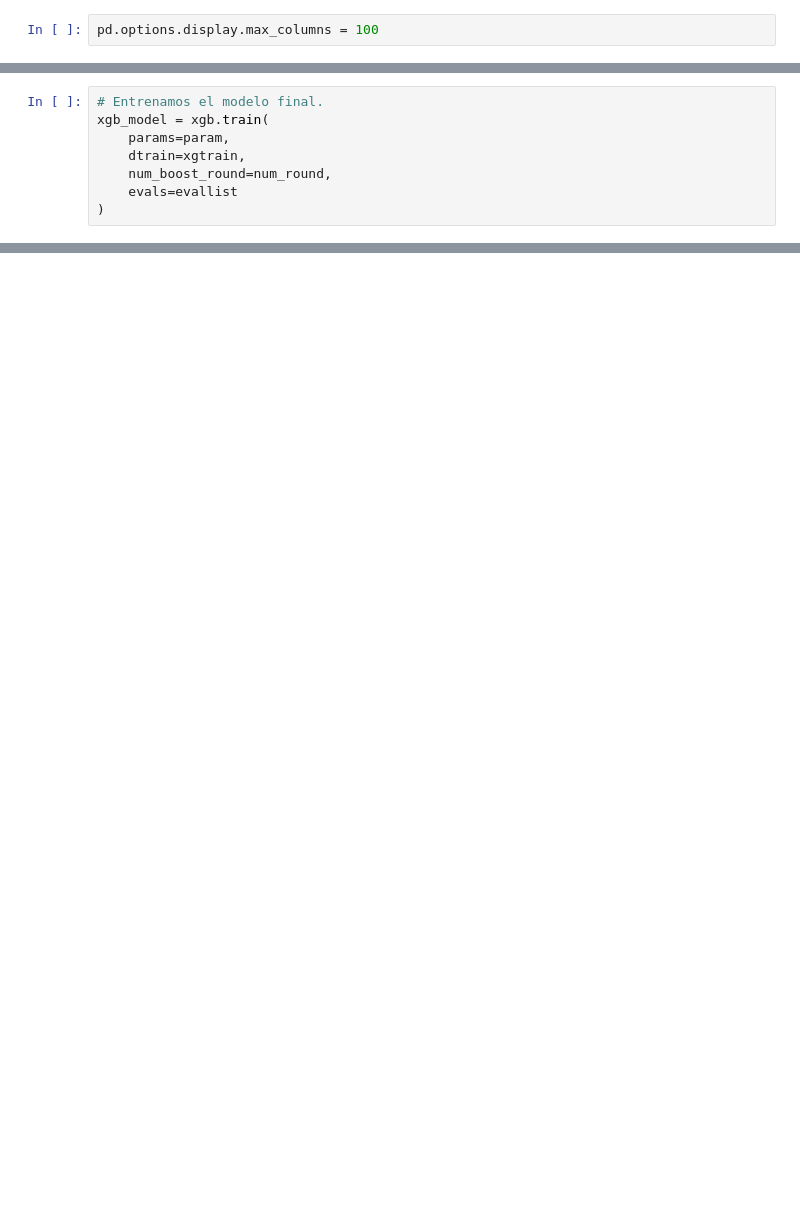
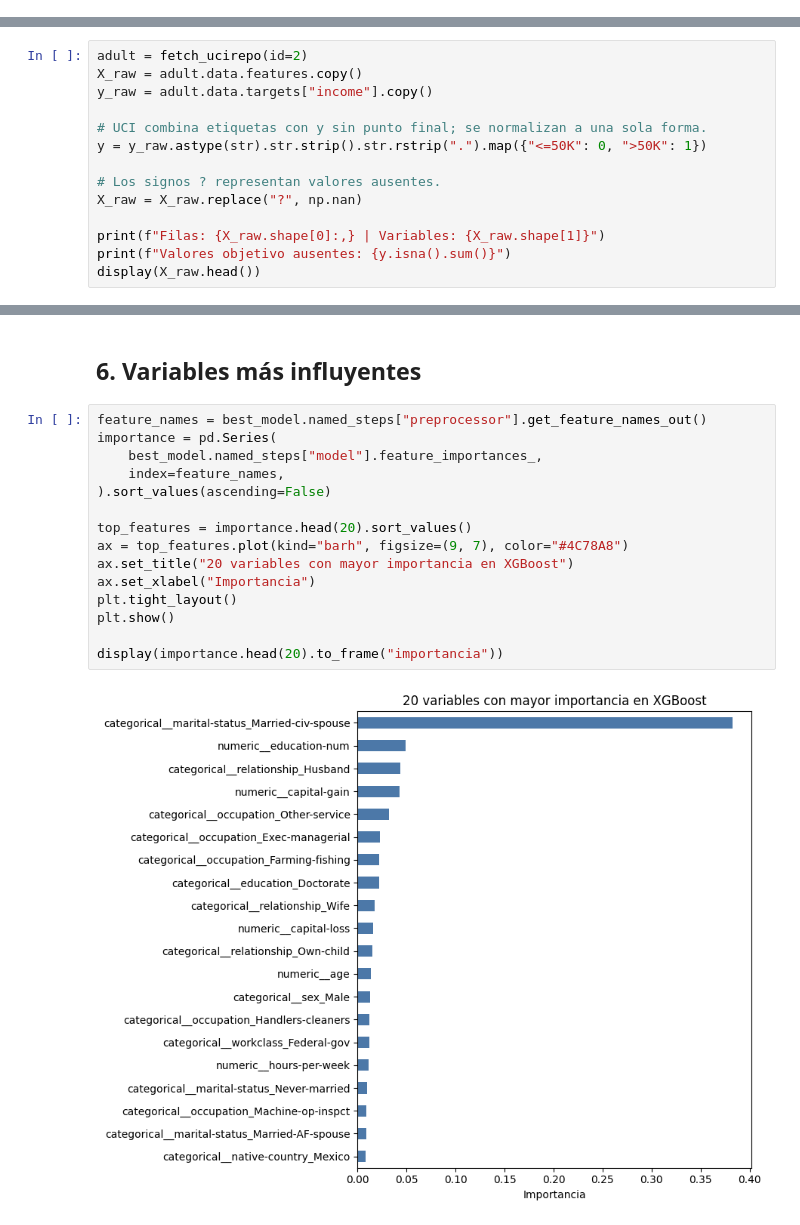
Before and after one commit to robenitez-stack/master-ia-agentica-rodrigo, a Jupyter notebook: tema-02-machine-learning/1_supervised_classification_model.ipynb, the cells around one changed output, grey strips where cells are left out. Drawn from its saved outputs; the diff is of its cells as text; blank space fills up the shorter version.

Commit message:
Desarrollar modelos supervisado y no supervisado

```diff
--- a/tema-02-machine-learning/1_supervised_classification_model.ipynb
+++ b/tema-02-machine-learning/1_supervised_classification_model.ipynb
@@ -62,2 +0,0 @@ from ucimlrepo import fetch_ucirepo
-# %%
-pd.options.display.max_columns = 100
@@ -832,8 +0,0 @@ param = {
-# %%
-# Entrenamos el modelo final.
-xgb_model = xgb.train(
-    params=param,
-    dtrain=xgtrain,
-    num_boost_round=num_round,
-    evals=evallist
-)
@@ -1017,0 +44,14 @@ Los resultados obtenidos reflejan la capacidad del modelo para predecir correcta
+# %%
+adult = fetch_ucirepo(id=2)
+X_raw = adult.data.features.copy()
+y_raw = adult.data.targets["income"].copy()
+
+# UCI combina etiquetas con y sin punto final; se normalizan a una sola forma.
+y = y_raw.astype(str).str.strip().str.rstrip(".").map({"<=50K": 0, ">50K": 1})
+
+# Los signos ? representan valores ausentes.
+X_raw = X_raw.replace("?", np.nan)
+
+print(f"Filas: {X_raw.shape[0]:,} | Variables: {X_raw.shape[1]}")
+print(f"Valores objetivo ausentes: {y.isna().sum()}")
+display(X_raw.head())
@@ -1017,0 +252,19 @@ Los resultados obtenidos reflejan la capacidad del modelo para predecir correcta
+# %% [markdown]
+## 6. Variables más influyentes
+# %%
+feature_names = best_model.named_steps["preprocessor"].get_feature_names_out()
+importance = pd.Series(
+    best_model.named_steps["model"].feature_importances_,
+    index=feature_names,
+).sort_values(ascending=False)
+
+top_features = importance.head(20).sort_values()
+ax = top_features.plot(kind="barh", figsize=(9, 7), color="#4C78A8")
+ax.set_title("20 variables con mayor importancia en XGBoost")
+ax.set_xlabel("Importancia")
+plt.tight_layout()
+plt.show()
+
+display(importance.head(20).to_frame("importancia"))
+# %% [output]
+[figure, added]
```
Also changed, not shown: parts of 122 cells of this notebook, 3 other files.
